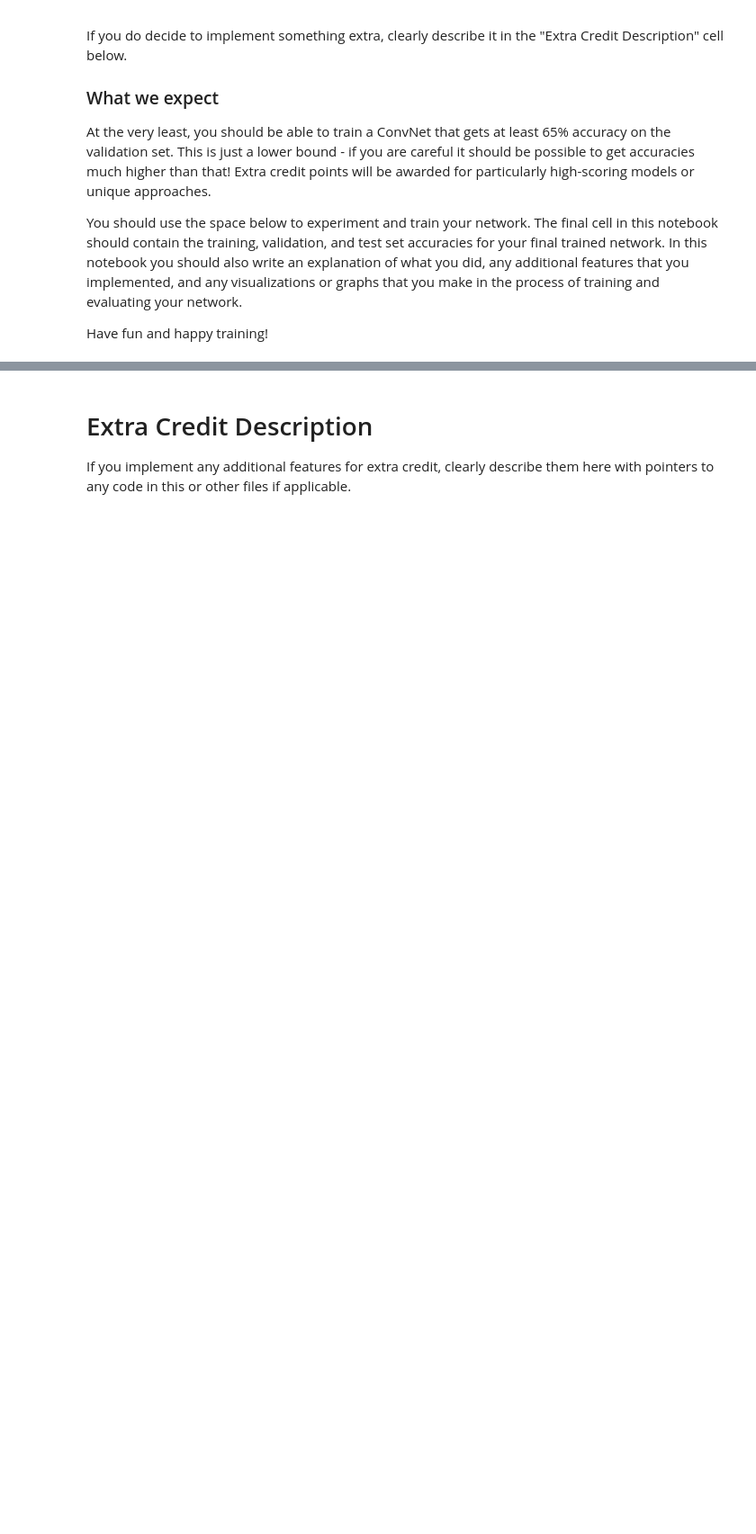
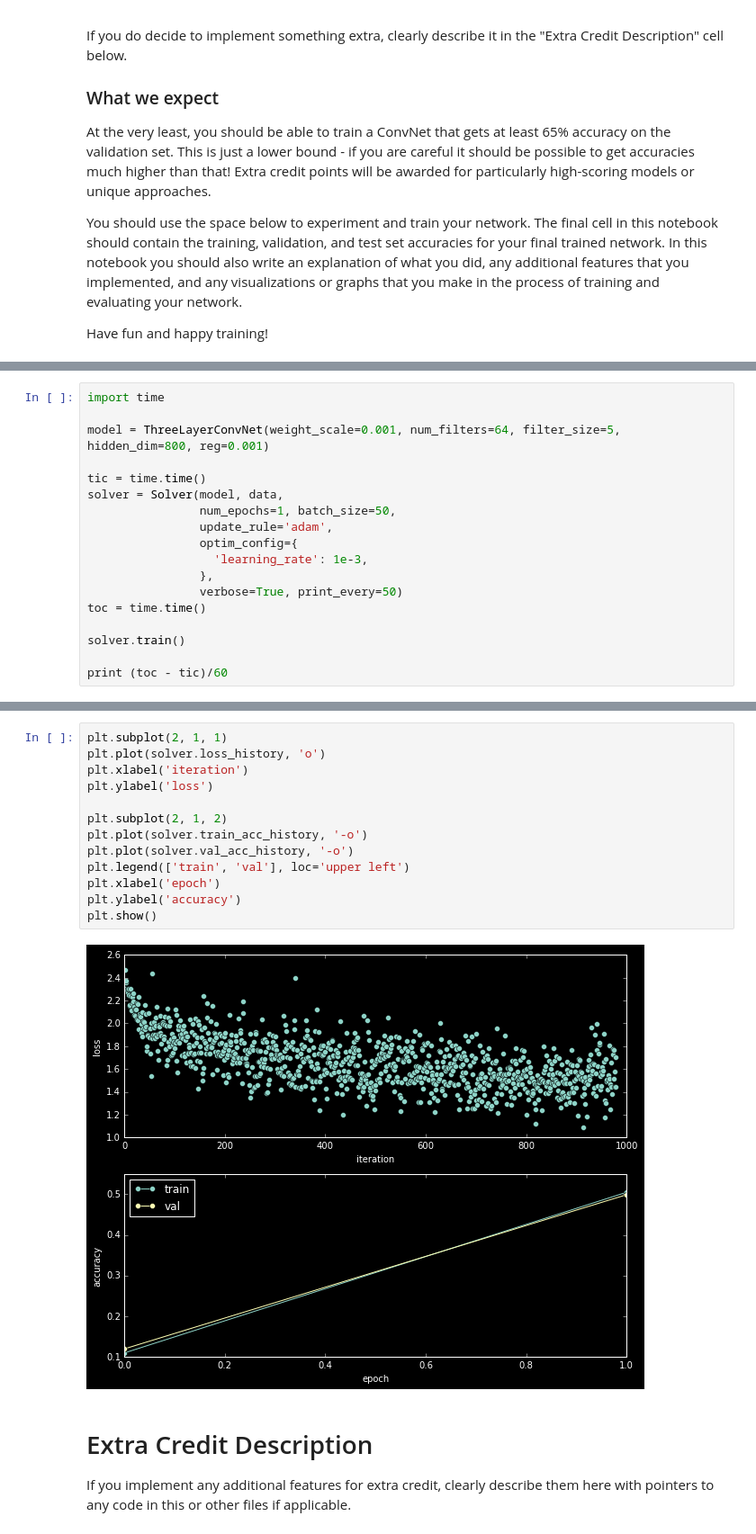
Before and after one commit to joaqo/CS231n, a Jupyter notebook: assignment2/ConvolutionalNetworks.ipynb, the cells around one changed output, grey strips where cells are left out. Shown at 90% size. Saved outputs shown, nothing was run; the diff lists cells and outputs as text; blank space fills up the shorter version.

```diff
--- a/assignment2/ConvolutionalNetworks.ipynb
+++ b/assignment2/ConvolutionalNetworks.ipynb
@@ -681,0 +680,18 @@ Have fun and happy training!
+# %%
+import time
+
+model = ThreeLayerConvNet(weight_scale=0.001, num_filters=64, filter_size=5, hidden_dim=800, reg=0.001)
+
+tic = time.time()
+solver = Solver(model, data,
+                num_epochs=1, batch_size=50,
+                update_rule='adam',
+                optim_config={
+                  'learning_rate': 1e-3,
+                },
+                verbose=True, print_every=50)
+toc = time.time()
+
+solver.train()
+
+print (toc - tic)/60
@@ -682,3 +716,18 @@ Have fun and happy training!
+# %%
+plt.subplot(2, 1, 1)
+plt.plot(solver.loss_history, 'o')
+plt.xlabel('iteration')
+plt.ylabel('loss')
+
+plt.subplot(2, 1, 2)
+plt.plot(solver.train_acc_history, '-o')
+plt.plot(solver.val_acc_history, '-o')
+plt.legend(['train', 'val'], loc='upper left')
+plt.xlabel('epoch')
+plt.ylabel('accuracy')
+plt.show()
+# %% [output]
+[figure, added]
 # %% [markdown]
 # Extra Credit Description
 If you implement any additional features for extra credit, clearly describe them here with pointers to any code in this or other files if applicable.
```
Also changed, not shown: parts of 2 cells of this notebook, 7 other files.
